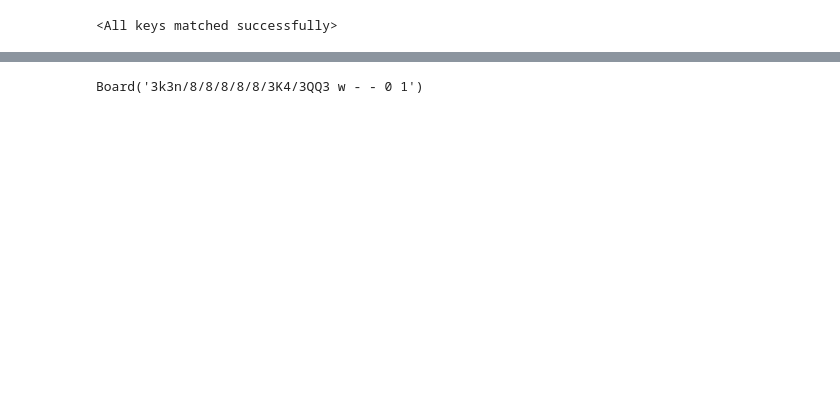
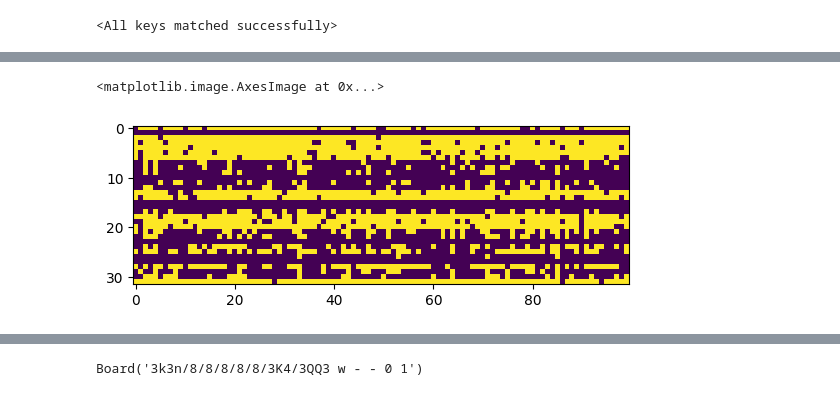
Before and after one commit to egormoroz/nnue_trainer, a Jupyter notebook: trainer/train.ipynb, the cells around one changed output, grey strips where cells are left out. Drawn from its saved outputs; the diff is of its cells as text; code cells hidden in the pictures; blank space fills up the shorter version.

```diff
--- a/trainer/train.ipynb
+++ b/trainer/train.ipynb
@@ -107,3 +184,8 @@ NotebookApp.rate_limit_window=3.0 (secs)
+# %%
+plt.imshow(torch.abs(model.fc1.weight.grad.cpu()[:, :100]) > 1e-6)
+# %% [output]
+<matplotlib.image.AxesImage at 0x...>
+[figure, added]
 # %%
 plt.plot(np.arange(len(losses)), losses)
 # %% [output]
```
Also changed, not shown: parts of 15 cells of this notebook, 14 other files.
